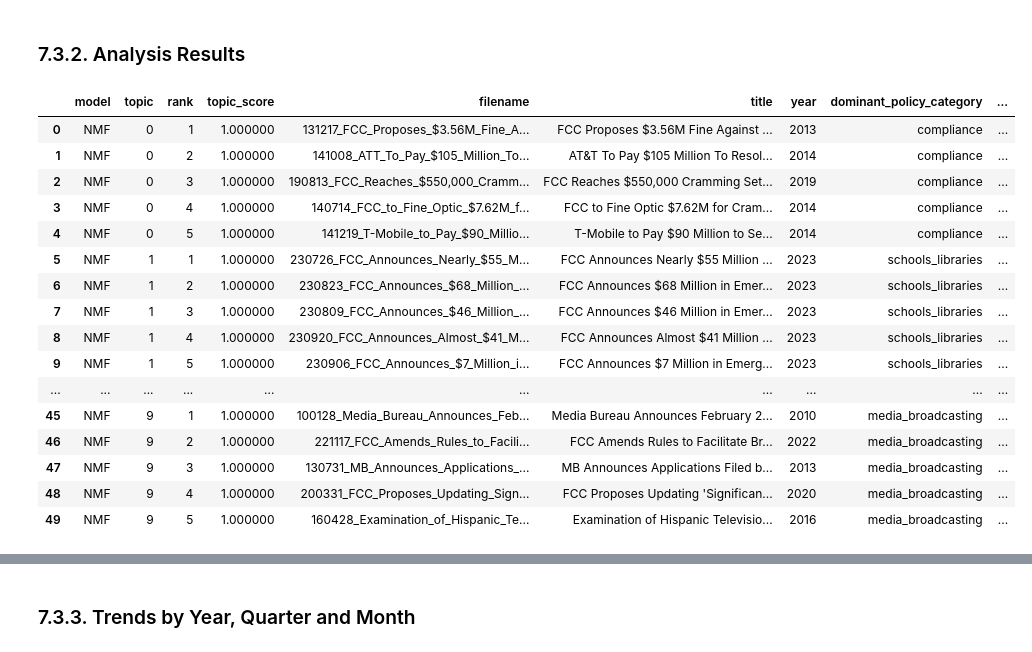
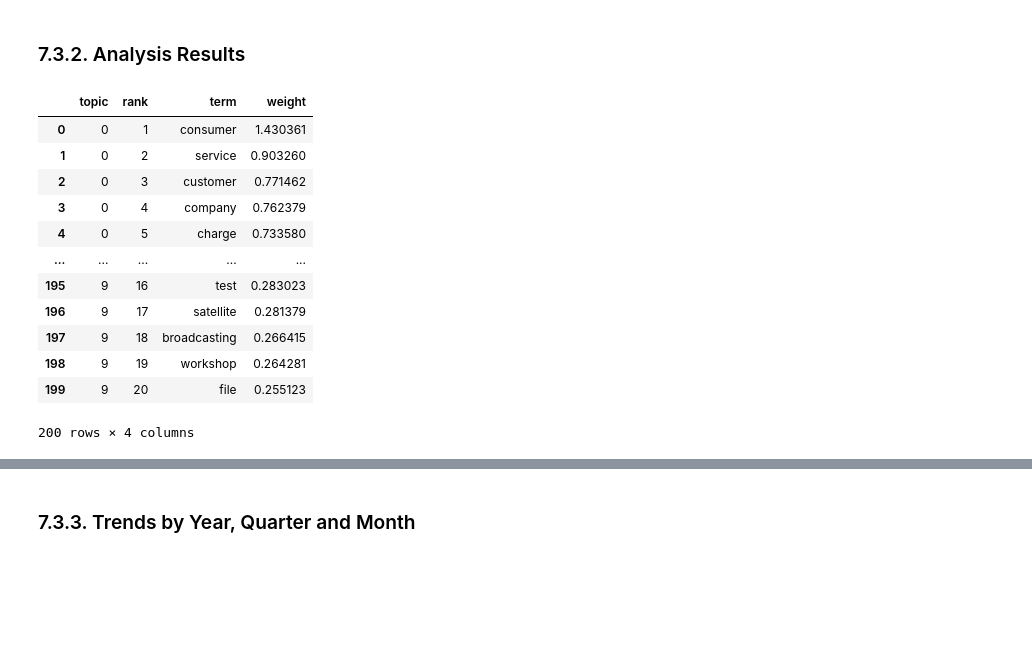
Before and after one commit to YoungbokYi/Text-Mining-FCC-Documents, a Jupyter notebook: Trend_Analysis.ipynb, the cells around one changed output, grey strips where cells are left out. Saved outputs shown, nothing was run; the diff lists cells and outputs as text; code cells hidden in the pictures; blank space fills up the shorter version.

Commit message:
Revised Modeling Analysis

```diff
--- a/Trend_Analysis.ipynb
+++ b/Trend_Analysis.ipynb
@@ -2372,24 +2487,16 @@ df['dominant_nmf_topic_score'] = np.max(nmf_doc_topic, axis=1)
 # %%
-nmf_topic_words = get_topic_words(nmf_model, topic_terms, n_top_words=20)
-nmf_representative_documents = representative_documents(df, nmf_topic_cols, 'NMF', 'topic_score')
-
-save_table(nmf_topic_words, 'nmf_topic_words.csv')
-save_table(nmf_representative_documents, 'nmf_representative_documents.csv')
+nmf_topic_words
 # %% [output]
-|  | model | topic | rank | topic_score | filename | title | year | dominant_policy_category | ... |
-| 0 | NMF | 0 | 1 | 1.000000 | 131217_FCC_Proposes_$3.56M_Fine_A... | FCC Proposes $3.56M Fine Against ... | 2013 | compliance | ... |
-| 1 | NMF | 0 | 2 | 1.000000 | 141008_ATT_To_Pay_$105_Million_To... | AT&T To Pay $105 Million To Resol... | 2014 | compliance | ... |
-| 2 | NMF | 0 | 3 | 1.000000 | 190813_FCC_Reaches_$550,000_Cramm... | FCC Reaches $550,000 Cramming Set... | 2019 | compliance | ... |
-| 3 | NMF | 0 | 4 | 1.000000 | 140714_FCC_to_Fine_Optic_$7.62M_f... | FCC to Fine Optic $7.62M for Cram... | 2014 | compliance | ... |
-| 4 | NMF | 0 | 5 | 1.000000 | 141219_T-Mobile_to_Pay_$90_Millio... | T-Mobile to Pay $90 Million to Se... | 2014 | compliance | ... |
-| 5 | NMF | 1 | 1 | 1.000000 | 230726_FCC_Announces_Nearly_$55_M... | FCC Announces Nearly $55 Million ... | 2023 | schools_libraries | ... |
-| 6 | NMF | 1 | 2 | 1.000000 | 230823_FCC_Announces_$68_Million_... | FCC Announces $68 Million in Emer... | 2023 | schools_libraries | ... |
-| 7 | NMF | 1 | 3 | 1.000000 | 230809_FCC_Announces_$46_Million_... | FCC Announces $46 Million in Emer... | 2023 | schools_libraries | ... |
-| 8 | NMF | 1 | 4 | 1.000000 | 230920_FCC_Announces_Almost_$41_M... | FCC Announces Almost $41 Million ... | 2023 | schools_libraries | ... |
-| 9 | NMF | 1 | 5 | 1.000000 | 230906_FCC_Announces_$7_Million_i... | FCC Announces $7 Million in Emerg... | 2023 | schools_libraries | ... |
-| ... | ... | ... | ... | ... | ... | ... | ... | ... | ... |
-| 45 | NMF | 9 | 1 | 1.000000 | 100128_Media_Bureau_Announces_Feb... | Media Bureau Announces February 2... | 2010 | media_broadcasting | ... |
-| 46 | NMF | 9 | 2 | 1.000000 | 221117_FCC_Amends_Rules_to_Facili... | FCC Amends Rules to Facilitate Br... | 2022 | media_broadcasting | ... |
-| 47 | NMF | 9 | 3 | 1.000000 | 130731_MB_Announces_Applications_... | MB Announces Applications Filed b... | 2013 | media_broadcasting | ... |
-| 48 | NMF | 9 | 4 | 1.000000 | 200331_FCC_Proposes_Updating_Sign... | FCC Proposes Updating 'Significan... | 2020 | media_broadcasting | ... |
-| 49 | NMF | 9 | 5 | 1.000000 | 160428_Examination_of_Hispanic_Te... | Examination of Hispanic Televisio... | 2016 | media_broadcasting | ... |
+|  | topic | rank | term | weight |
+| 0 | 0 | 1 | consumer | 1.430361 |
+| 1 | 0 | 2 | service | 0.903260 |
+| 2 | 0 | 3 | customer | 0.771462 |
+| 3 | 0 | 4 | company | 0.762379 |
+| 4 | 0 | 5 | charge | 0.733580 |
+| ... | ... | ... | ... | ... |
+| 195 | 9 | 16 | test | 0.283023 |
+| 196 | 9 | 17 | satellite | 0.281379 |
+| 197 | 9 | 18 | broadcasting | 0.266415 |
+| 198 | 9 | 19 | workshop | 0.264281 |
+| 199 | 9 | 20 | file | 0.255123 |
+200 rows × 4 columns
```
Also changed, not shown: parts of 61 cells of this notebook.
